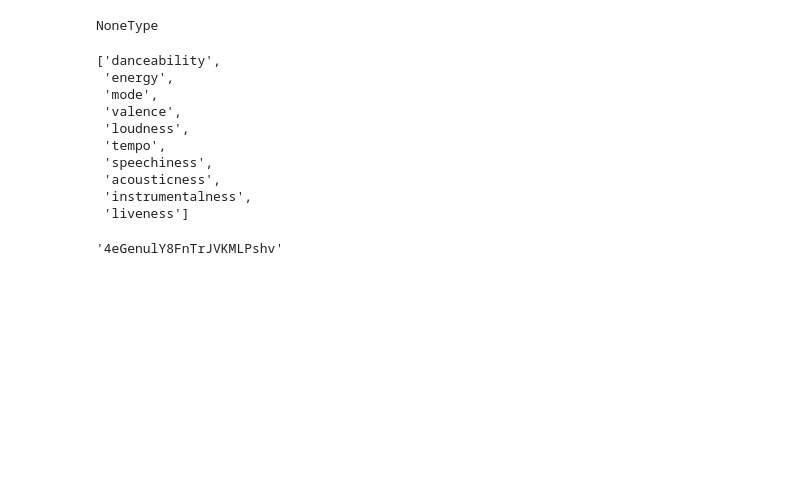
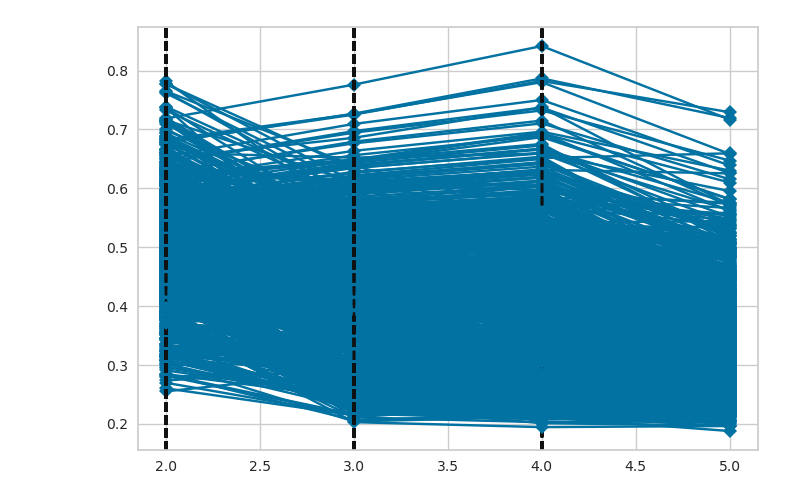
Before and after one commit to yashpar1/playlist-builder, a Jupyter notebook: exploratory_analysis.ipynb, the cells around one changed output. Drawn from its saved outputs; the diff is of its cells as text; code cells hidden in the pictures; blank space fills up the shorter version.

```diff
--- a/exploratory_analysis.ipynb
+++ b/exploratory_analysis.ipynb
@@ -107,4 +89,0 @@ value = visualizer.elbow_value_
-# %%
-type(value)
-# %% [output]
-NoneType
@@ -113,15 +89,0 @@ cols = list(df_feats)
-# %%
-cols
-# %% [output]
-['danceability',
- 'energy',
- 'mode',
- 'valence',
- 'loudness',
- 'tempo',
- 'speechiness',
- 'acousticness',
- 'instrumentalness',
- 'liveness']
-# %%
-combos = list(combinations(cols, 3))
@@ -130,17 +90,20 @@ sub = df_feats[list(combos[0])]
 # %%
-# feats = 2
-# outputs = {}
-# while feats < len(cols):
-#     combos = list(combinations(cols, feats))
-#     outputs[f'{feats}_feat_combos'] = combos
-#     elb_scores = []
-#     elb_values = []
-#     for combo in combos:
-#         subset = df_feats[list(combo)]
-#         model = KElbowVisualizer(KMeans(), k=(min(n_clusters), max(n_clusters)), timings=False)
-#         model.fit(subset.values)
-#         elb_scores.append(model.elbow_score_)
-#         elb_values.append(visualizer.elbow_value_)
-#         outputs[f'{feats}_feat_elb_scores'] = elb_scores
-#         outputs[f'{feats}_feat_elb_values'] = elb_values
-#     feats += 1
+n_clusters = [2, 3, 4, 5, 6]
+cols = list(df_feats)
+feats = 3
+combo, score, value = [], [], []
+while feats <= len(cols):
+    combos = list(combinations(cols, feats))
+    combo += combos
+    for comb in combos:
+        subset = df_feats[list(comb)]
+        model = KElbowVisualizer(KMeans(), k=(min(n_clusters), max(n_clusters)), metric='silhouette', timings=False)
+        model.fit(subset.values)
+        score.append(model.elbow_score_)
+        value.append(model.elbow_value_)
+    feats += 1
+
+output = {'combo': combo, 'score': score, 'value': value}
+df_combos = pd.DataFrame(output)
+# %% [output]
+[figure, added]
@@ -173,4 +109,0 @@ while feats < len(cols):
-# %%
-sp.current_user_playlists()['items'][0]['id']
-# %% [output]
-'4eGenulY8FnTrJVKMLPshv'
```
Also changed, not shown: parts of 16 cells of this notebook.
